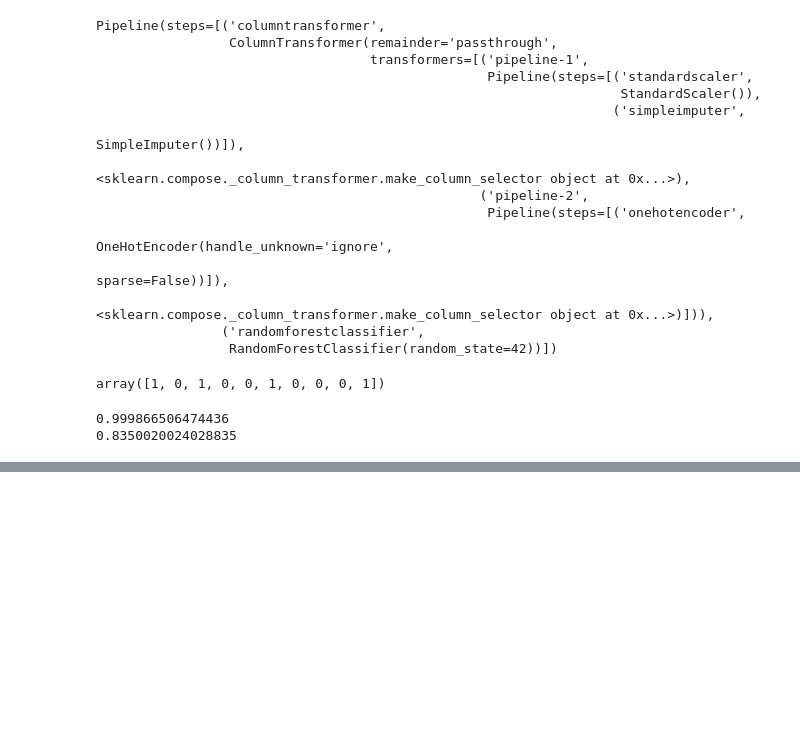
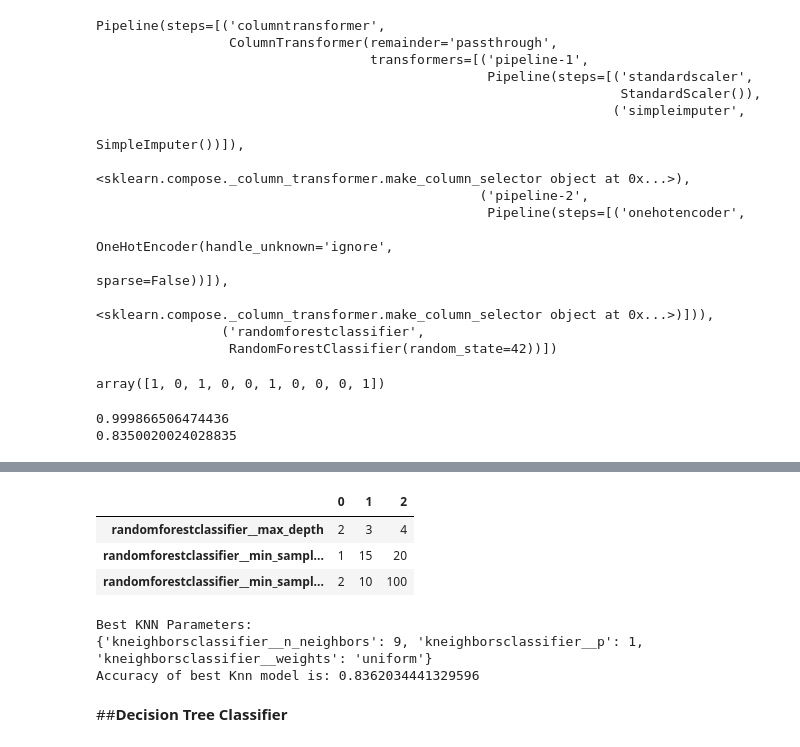
Before and after one commit to JoeBwonKenobi/Car-Insurance-Project, a Jupyter notebook: Project2_Part_4.ipynb, the cells around one changed output, grey strips where cells are left out. Cells and saved outputs as stored; diff of their text form; code cells hidden in the pictures; blank space fills up the shorter version.

```diff
--- a/Project2_Part_4.ipynb
+++ b/Project2_Part_4.ipynb
@@ -777,0 +894,27 @@ dt_grid_search = GridSearchCV(estimator= rf_pipe, param_grid = param_grid, cv =
+# %%
+#Knn parameter grid
+knn_param_grid = {'kneighborsclassifier__n_neighbors': range(1,10),
+              'kneighborsclassifier__p': range(1,5),
+              'kneighborsclassifier__weights': ['balanced','uniform']}
+
+pd.DataFrame(rf_param_grid).T
+# %% [output]
+|  | 0 | 1 | 2 |
+| randomforestclassifier__max_depth | 2 | 3 | 4 |
+| randomforestclassifier__min_sampl... | 1 | 15 | 20 |
+| randomforestclassifier__min_sampl... | 2 | 10 | 100 |
+# %%
+#Knn GridsearchCV
+knn_pipe_gs = GridSearchCV(knn_pipe, knn_param_grid)
+
+knn_pipe_gs.fit(X_train, y_train)
+print('Best KNN Parameters:')
+print(knn_pipe_gs.best_params_)
+best_pipe = knn_pipe_gs.best_estimator_
+print(f'Accuracy of best Knn model is: {best_pipe.score(X_test, y_test)}')
+# %% [output]
+Best KNN Parameters:
+{'kneighborsclassifier__n_neighbors': 9, 'kneighborsclassifier__p': 1, 'kneighborsclassifier__weights': 'uniform'}
+Accuracy of best Knn model is: 0.8362034441329596
+# %% [markdown]
+##**Decision Tree Classifier**
```
Also changed, not shown: parts of 73 cells of this notebook.
